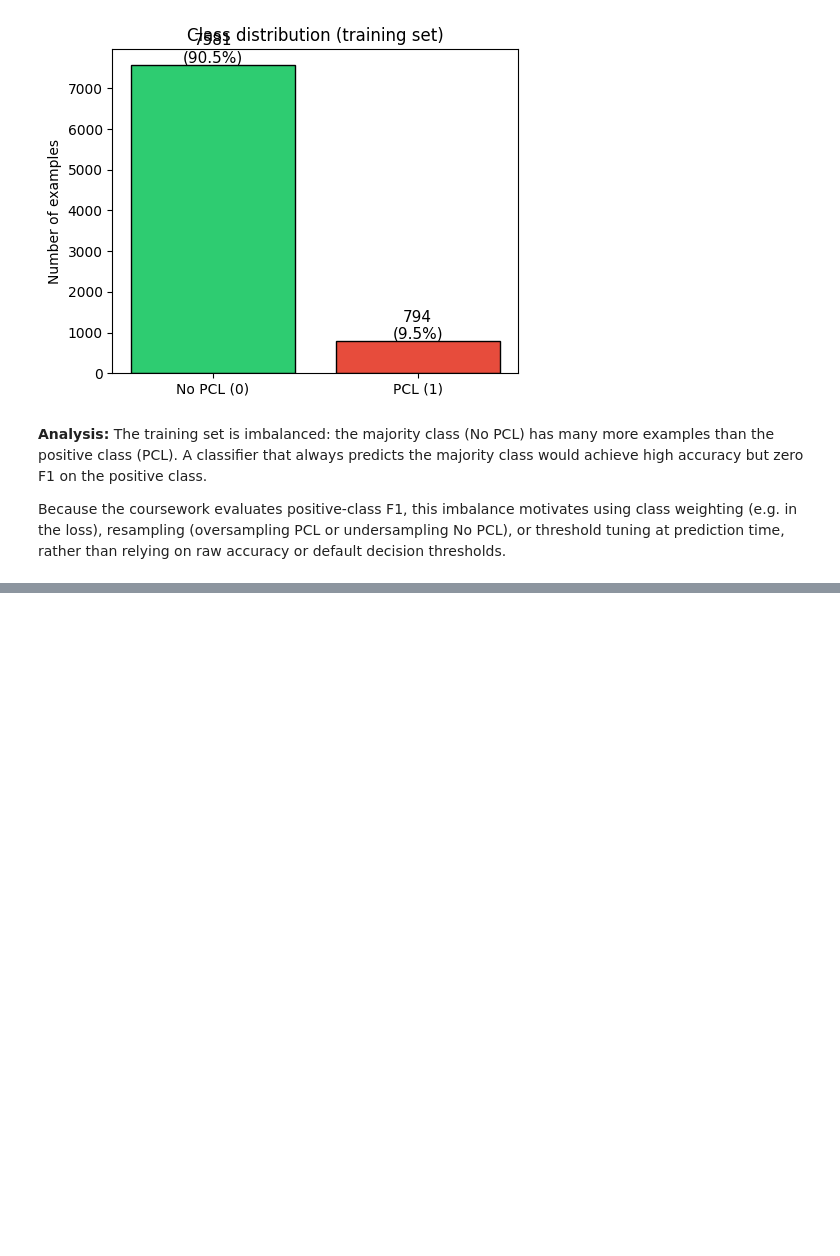
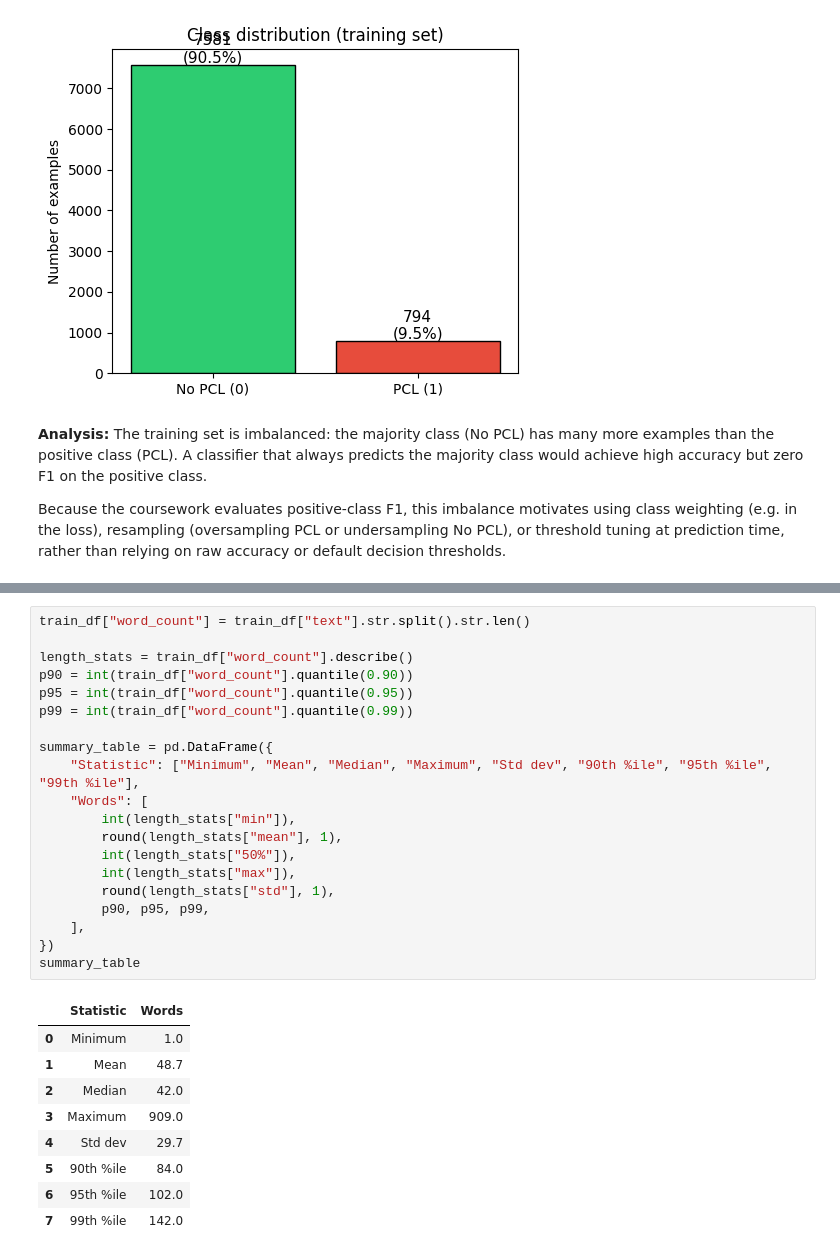
Before and after one commit to willlbarton/nlp_coursework, a Jupyter notebook: notebooks/01_eda.ipynb, the cells around one changed output, grey strips where cells are left out. Drawn from its saved outputs; the diff is of its cells as text; blank space fills up the shorter version.

```diff
--- a/notebooks/01_eda.ipynb
+++ b/notebooks/01_eda.ipynb
@@ -98,0 +103,30 @@ Because the coursework evaluates positive-class F1, this imbalance motivates usi
+# %%
+train_df["word_count"] = train_df["text"].str.split().str.len()
+
+length_stats = train_df["word_count"].describe()
+p90 = int(train_df["word_count"].quantile(0.90))
+p95 = int(train_df["word_count"].quantile(0.95))
+p99 = int(train_df["word_count"].quantile(0.99))
+
+summary_table = pd.DataFrame({
+    "Statistic": ["Minimum", "Mean", "Median", "Maximum", "Std dev", "90th %ile", "95th %ile", "99th %ile"],
+    "Words": [
+        int(length_stats["min"]),
+        round(length_stats["mean"], 1),
+        int(length_stats["50%"]),
+        int(length_stats["max"]),
+        round(length_stats["std"], 1),
+        p90, p95, p99,
+    ],
+})
+summary_table
+# %% [output]
+|  | Statistic | Words |
+| 0 | Minimum | 1.0 |
+| 1 | Mean | 48.7 |
+| 2 | Median | 42.0 |
+| 3 | Maximum | 909.0 |
+| 4 | Std dev | 29.7 |
+| 5 | 90th %ile | 84.0 |
+| 6 | 95th %ile | 102.0 |
+| 7 | 99th %ile | 142.0 |
```
Also changed, not shown: parts of 4 cells of this notebook.
